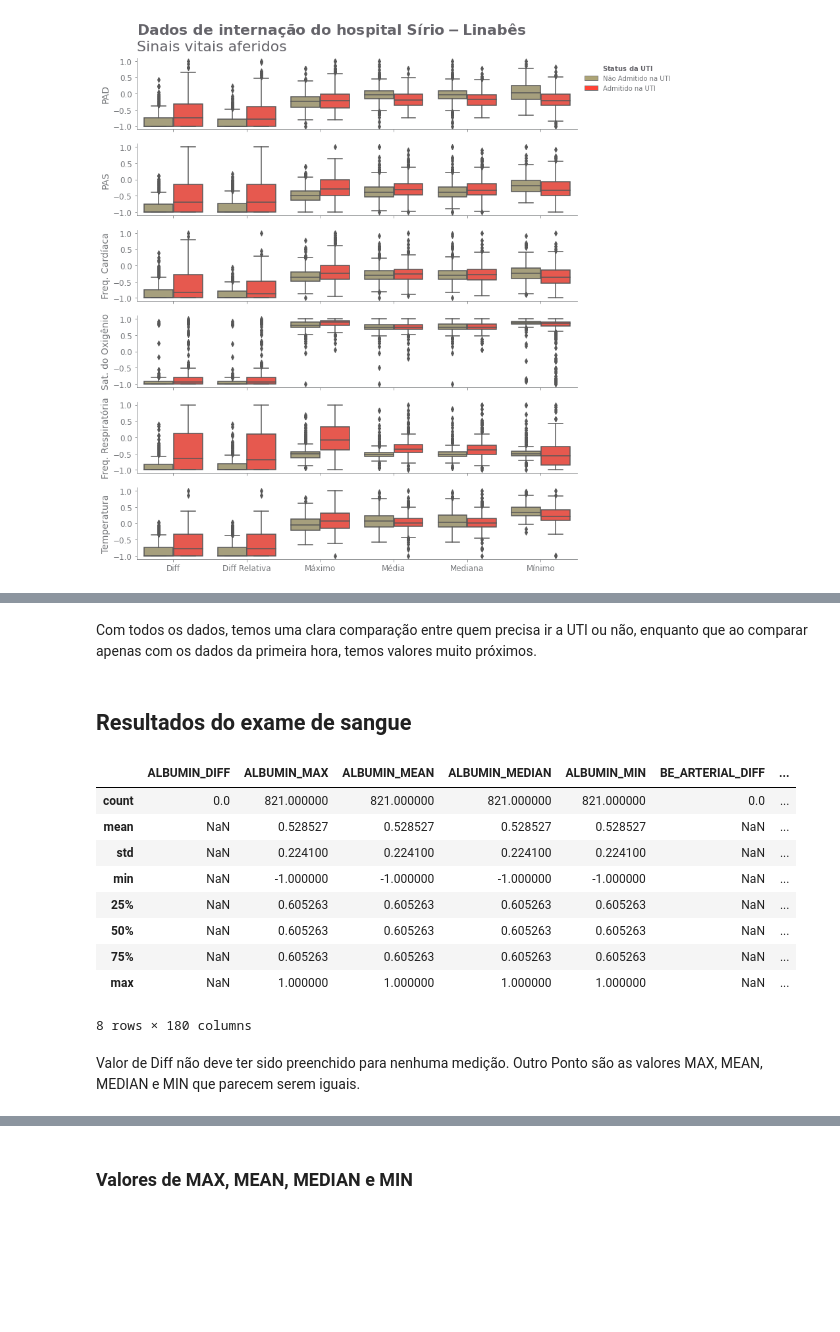
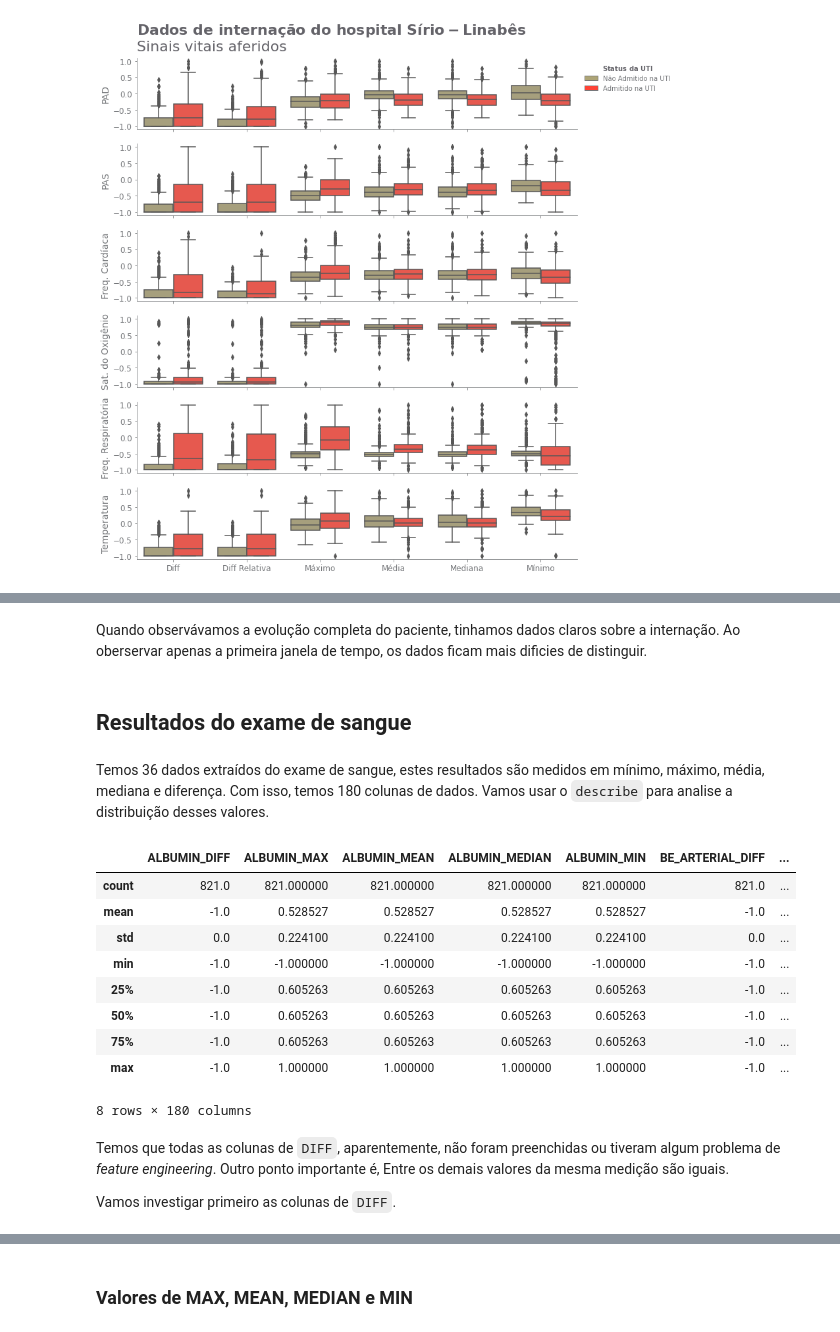
Before and after one commit to willianrocha/COVID-19_clinical_data_assess_diagnosis, a Jupyter notebook: notebooks/EDA.ipynb, the cells around one changed output, grey strips where cells are left out. Cells and saved outputs as stored; diff of their text form; code cells hidden in the pictures; blank space fills up the shorter version.

```diff
--- a/notebooks/EDA.ipynb
+++ b/notebooks/EDA.ipynb
@@ -252,27 +213,31 @@ vital_signs_plot(dados_first_hour, suptitle, subtitle)
 # %% [markdown]
-Com todos os dados, temos uma clara comparação entre quem precisa ir a UTI ou não, enquanto que ao comparar apenas com os dados da primeira hora, temos valores muito próximos.
+Quando observávamos a evolução completa do paciente, tinhamos dados claros sobre a internação. Ao oberservar apenas a primeira janela de tempo, os dados ficam mais dificies de distinguir.
 # %% [markdown]
 ## Resultados do exame de sangue
+# %% [markdown]
+Temos 36 dados extraídos do exame de sangue, estes resultados são medidos em mínimo, máximo, média, mediana e diferença. Com isso, temos 180 colunas de dados. Vamos usar o `describe` para analise a distribuição desses valores.
 # %%
 attributes_suffix = ['DIFF', 'MAX', 'MEAN', 'MEDIAN', 'MIN']
 blood_results = ['ALBUMIN', 'BE_ARTERIAL', 'BE_VENOUS', 'BIC_ARTERIAL', 'BIC_VENOUS', 'BILLIRUBIN', 'BLAST', 'CALCIUM', 'CREATININ', 'FFA', 'GGT', 'GLUCOSE', 'HEMATOCRITE', 'HEMOGLOBIN', 'INR', 'LACTATE', 'LEUKOCYTES', 'LINFOCITOS', 'NEUTROPHILES', 'P02_ARTERIAL', 'P02_VENOUS', 'PC02_ARTERIAL', 'PC02_VENOUS', 'PCR', 'PH_ARTERIAL', 'PH_VENOUS', 'PLATELETS', 'POTASSIUM', 'SAT02_ARTERIAL', 'SAT02_VENOUS', 'SODIUM', 'TGO', 'TGP', 'TTPA', 'UREA', 'DIMER']
 blood_results_columns = [f'{blood}_{attr}' for blood in blood_results for attr in attributes_suffix]
 
 blood_results_data = dados[blood_results_columns].copy()
-blood_results_data = blood_results_data.replace(-1, np.nan)
-blood_results_data = blood_results_data.replace(1, np.nan)
+# blood_results_data = blood_results_data.replace(-1, np.nan)
+# blood_results_data = blood_results_data.replace(1, np.nan)
 blood_results_data.describe()
 # %% [output]
 |  | ALBUMIN_DIFF | ALBUMIN_MAX | ALBUMIN_MEAN | ALBUMIN_MEDIAN | ALBUMIN_MIN | BE_ARTERIAL_DIFF | ... |
-| count | 0.0 | 821.000000 | 821.000000 | 821.000000 | 821.000000 | 0.0 | ... |
-| mean | NaN | 0.528527 | 0.528527 | 0.528527 | 0.528527 | NaN | ... |
-| std | NaN | 0.224100 | 0.224100 | 0.224100 | 0.224100 | NaN | ... |
-| min | NaN | -1.000000 | -1.000000 | -1.000000 | -1.000000 | NaN | ... |
-| 25% | NaN | 0.605263 | 0.605263 | 0.605263 | 0.605263 | NaN | ... |
-| 50% | NaN | 0.605263 | 0.605263 | 0.605263 | 0.605263 | NaN | ... |
-| 75% | NaN | 0.605263 | 0.605263 | 0.605263 | 0.605263 | NaN | ... |
-| max | NaN | 1.000000 | 1.000000 | 1.000000 | 1.000000 | NaN | ... |
+| count | 821.0 | 821.000000 | 821.000000 | 821.000000 | 821.000000 | 821.0 | ... |
+| mean | -1.0 | 0.528527 | 0.528527 | 0.528527 | 0.528527 | -1.0 | ... |
+| std | 0.0 | 0.224100 | 0.224100 | 0.224100 | 0.224100 | 0.0 | ... |
+| min | -1.0 | -1.000000 | -1.000000 | -1.000000 | -1.000000 | -1.0 | ... |
+| 25% | -1.0 | 0.605263 | 0.605263 | 0.605263 | 0.605263 | -1.0 | ... |
+| 50% | -1.0 | 0.605263 | 0.605263 | 0.605263 | 0.605263 | -1.0 | ... |
+| 75% | -1.0 | 0.605263 | 0.605263 | 0.605263 | 0.605263 | -1.0 | ... |
+| max | -1.0 | 1.000000 | 1.000000 | 1.000000 | 1.000000 | -1.0 | ... |
 8 rows × 180 columns
 # %% [markdown]
-Valor de Diff não deve ter sido preenchido para nenhuma medição. Outro Ponto são as valores MAX, MEAN, MEDIAN e MIN que parecem serem iguais.
+Temos que todas as colunas de `DIFF`, aparentemente, não foram preenchidas ou tiveram algum problema de _feature engineering_. Outro ponto importante é, Entre os demais valores da mesma medição são iguais.
+
+Vamos investigar primeiro as colunas de `DIFF`.
 # %% [markdown]
```
Also changed, not shown: parts of 32 cells of this notebook, 3 other files.
